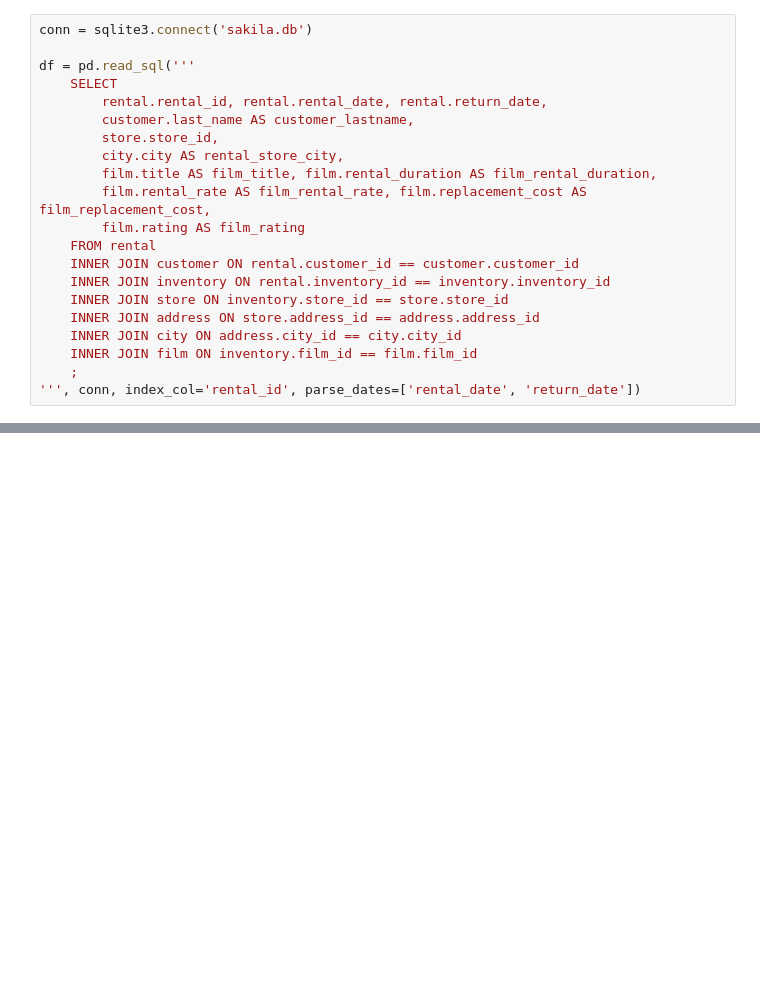
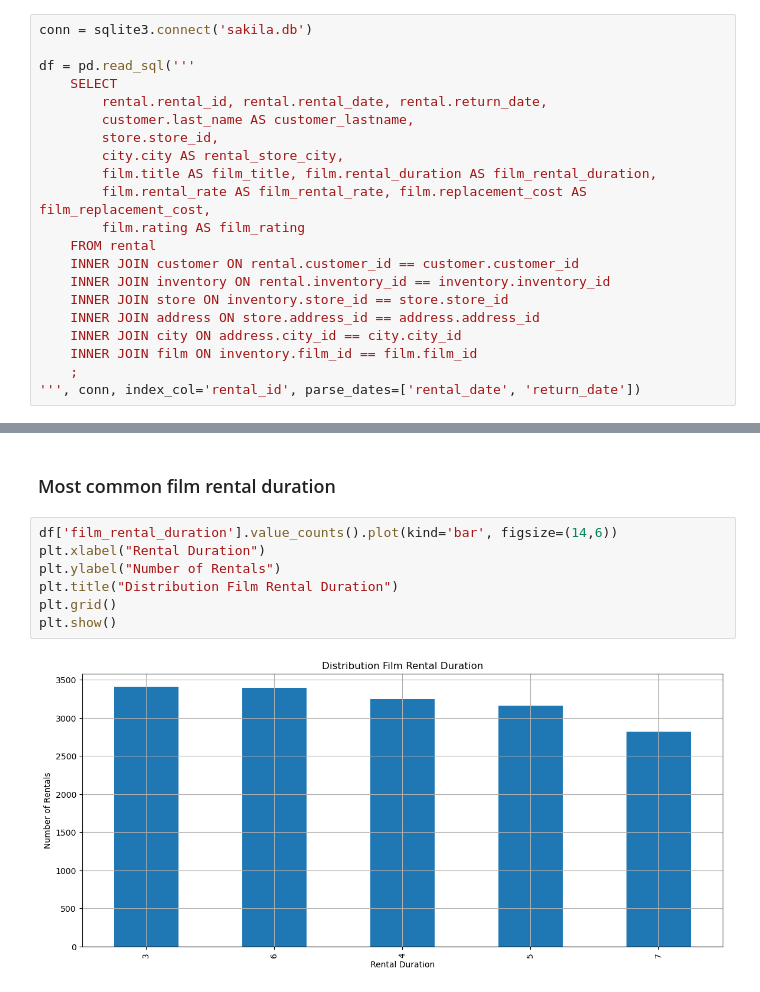
Before and after one commit to luroel/sakiladb, a Jupyter notebook: main_sakila_db.ipynb, the cells around one changed output, grey strips where cells are left out. Saved outputs shown, nothing was run; the diff lists cells and outputs as text; blank space fills up the shorter version.

Commit message:
Estadística y distribución de sakila db, film rental duration, rental rate

```diff
--- a/main_sakila_db.ipynb
+++ b/main_sakila_db.ipynb
@@ -42,0 +88,11 @@ df.head()
+# %% [markdown]
+### Most common film rental duration
+# %%
+df['film_rental_duration'].value_counts().plot(kind='bar', figsize=(14,6))
+plt.xlabel("Rental Duration")
+plt.ylabel("Number of Rentals")
+plt.title("Distribution Film Rental Duration")
+plt.grid()
+plt.show()
+# %% [output]
+[figure, added]
```
Also changed, not shown: parts of 10 cells of this notebook.
